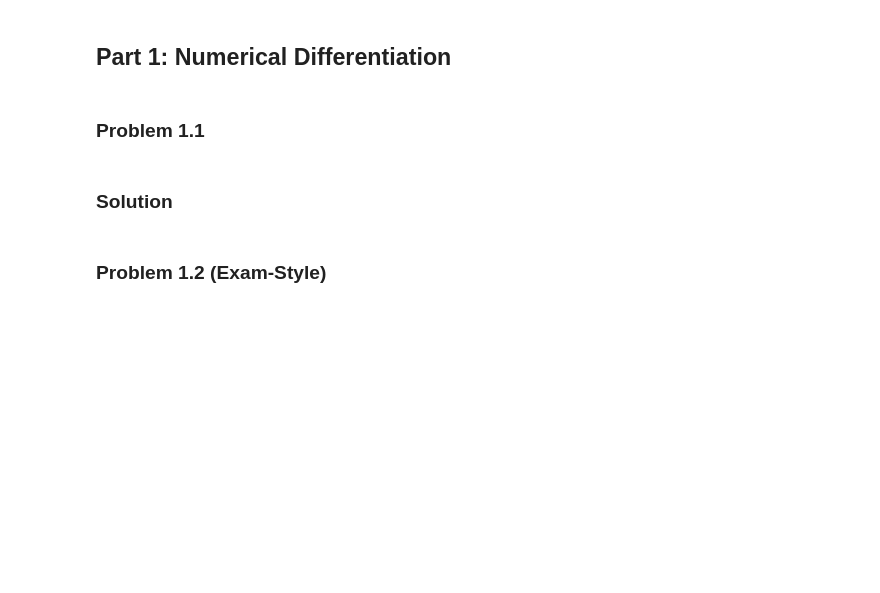
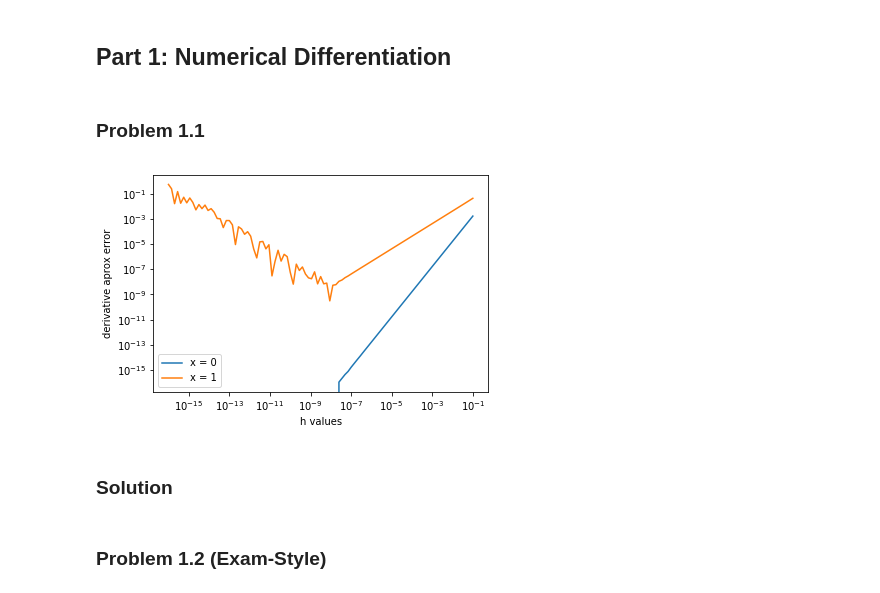
Before and after one commit to amanmibra/cs371, a Jupyter notebook: homework05/homework05.ipynb, the cells around one changed output. Saved outputs shown, nothing was run; the diff lists cells and outputs as text; code cells hidden in the pictures; blank space fills up the shorter version.

```diff
--- a/homework05/homework05.ipynb
+++ b/homework05/homework05.ipynb
@@ -29,6 +29,20 @@ def error(method, f, d, x):
     return [np.abs(method(f, x, h) - d(x)) for h in h_values], h_values, method.__name__
 # %% [markdown]
 ### Problem 1.1
+# %%
+import matplotlib.pyplot as plt
+
+y0, x0, _ = error(forward_difference, function, derivative, 0)
+y1, x1, _ = error(forward_difference, function, derivative, 1)
+
+plt.loglog(x0, y0, label="x = 0")
+plt.loglog(x1, y1, label="x = 1")
+plt.legend()
+plt.xlabel('h values')
+plt.ylabel('derivative aprox error')
+plt.show()
+# %% [output]
+[figure, added]
 # %% [markdown]
 ### Solution
 # %% [markdown]
```
Also changed, not shown: parts of 2 cells of this notebook.
